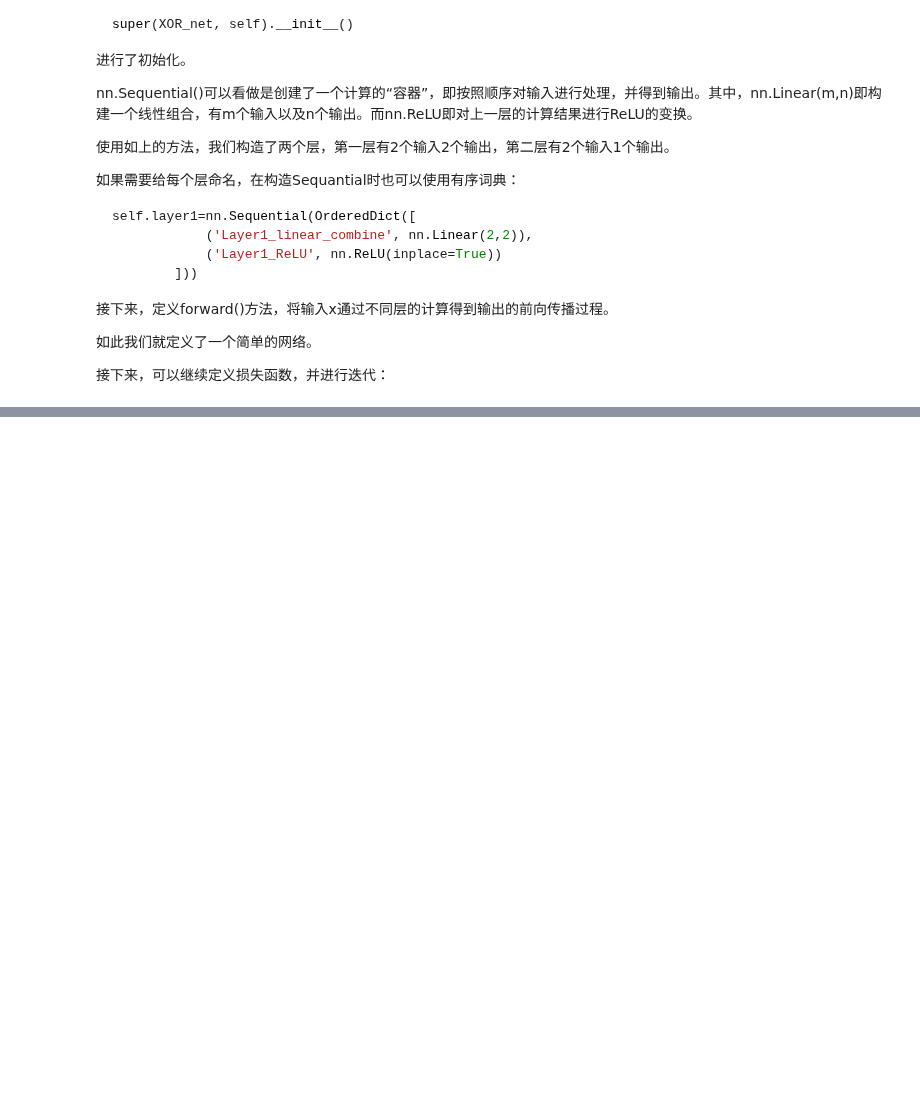
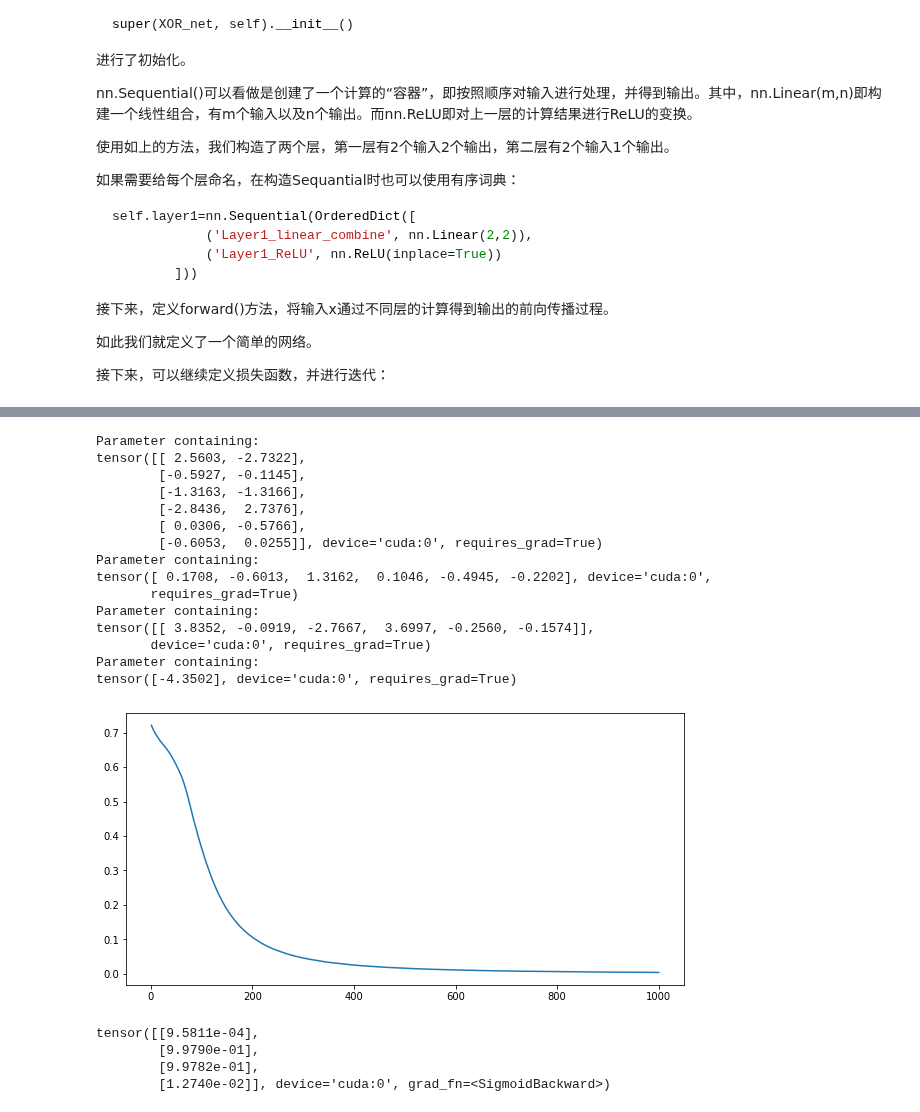
Before and after one commit to sijichun/PythonTutor, a Jupyter notebook: NN.ipynb, the cells around one changed output, grey strips where cells are left out. Drawn from its saved outputs; the diff is of its cells as text; code cells hidden in the pictures; blank space fills up the shorter version.

```diff
--- a/NN.ipynb
+++ b/NN.ipynb
@@ -398,0 +470,66 @@ tensor([[4.2282e-07],
+# %%
+class XOR_net(nn.Module):
+    def __init__(self):
+        super(XOR_net, self).__init__()
+        # 第一层：线性组合，2个输入6个输出
+        self.layer1=nn.Sequential(nn.Linear(2,6),nn.ReLU(inplace=True))
+        # 第二层：线性组合，6个输入1个输出，注意使用了Sigmoid激活函数映射到(0,1)
+        self.layer2=nn.Sequential(nn.Linear(6,1), nn.Sigmoid())
+    def forward(self,x):
+        x=self.layer1(x)
+        x=self.layer2(x)
+        return x
+
+model=XOR_net().to(device)
+# 这里使用BCELoss
+criterion=nn.BCELoss()
+optimizer=optim.Adam(model.parameters(), lr=0.01)
+losses=[]
+for i in range(1000):
+    for x,y in xor_dl:
+        # 将x计算预测值
+        y_pred=model(x.to(device))
+        # 计算损失
+        loss=criterion(y_pred, y.to(device).unsqueeze(1))
+        losses.append(loss.item())
+        # 反向传播
+        optimizer.zero_grad()
+        loss.backward()
+        optimizer.step()
+
+import matplotlib.pyplot as plt
+%matplotlib inline
+plt.rcParams['figure.figsize'] = (10.0, 5.0)
+
+i=np.arange(len(losses))+1
+plt.plot(i,np.array(losses))
+plt.show()
+
+X_pred=torch.tensor([[0.0,0],[0,1],[1,0],[1,1]]).to(device)
+
+# 改为预测模式
+model.eval()
+# 预测
+result=model(X_pred)
+print(result)
+# %% [output]
+Parameter containing:
+tensor([[ 2.5603, -2.7322],
+        [-0.5927, -0.1145],
+        [-1.3163, -1.3166],
+        [-2.8436,  2.7376],
+        [ 0.0306, -0.5766],
+        [-0.6053,  0.0255]], device='cuda:0', requires_grad=True)
+Parameter containing:
+tensor([ 0.1708, -0.6013,  1.3162,  0.1046, -0.4945, -0.2202], device='cuda:0',
+       requires_grad=True)
+Parameter containing:
+tensor([[ 3.8352, -0.0919, -2.7667,  3.6997, -0.2560, -0.1574]],
+       device='cuda:0', requires_grad=True)
+Parameter containing:
+tensor([-4.3502], device='cuda:0', requires_grad=True)
+[figure, added]
+tensor([[9.5811e-04],
+        [9.9790e-01],
+        [9.9782e-01],
+        [1.2740e-02]], device='cuda:0', grad_fn=<SigmoidBackward>)
```
Also changed, not shown: parts of 27 cells of this notebook, 6 other files.
